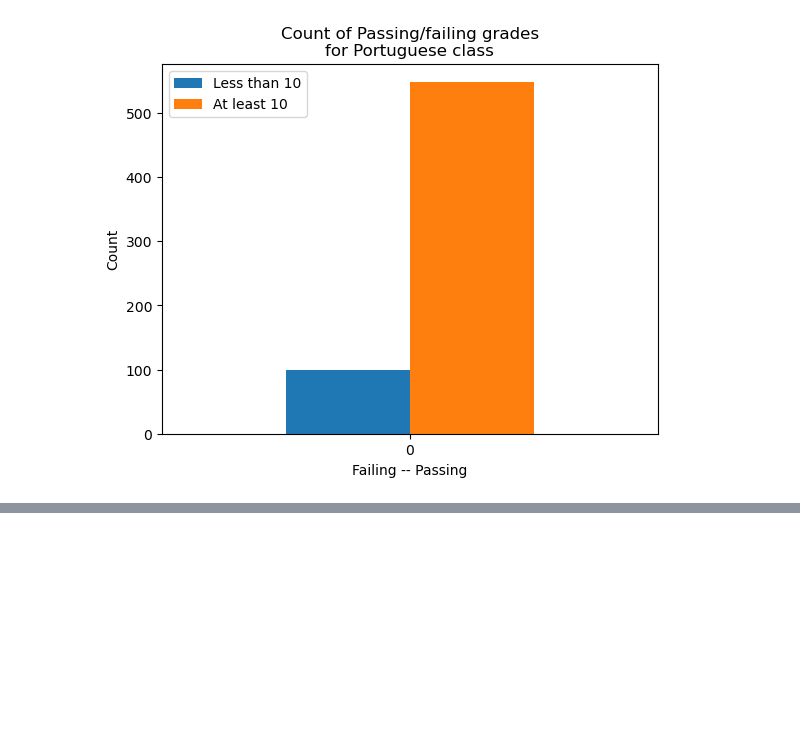
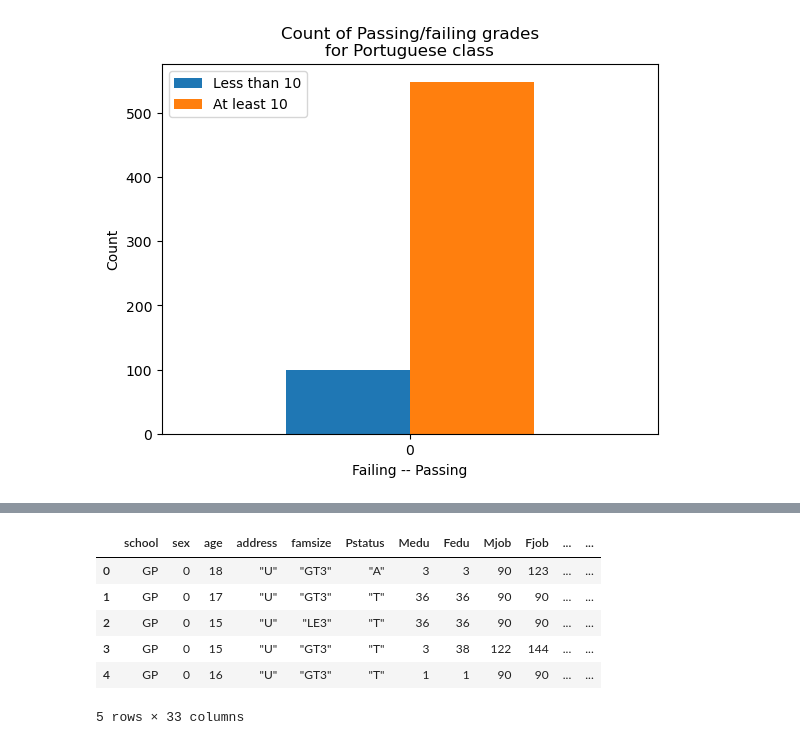
Before and after one commit to kyleham12/AcademicSuccessPredictor, a Jupyter notebook: cs171proj.ipynb, the cells around one changed output, grey strips where cells are left out. Saved outputs shown, nothing was run; the diff lists cells and outputs as text; code cells hidden in the pictures; blank space fills up the shorter version.

```diff
--- a/cs171proj.ipynb
+++ b/cs171proj.ipynb
@@ -343,0 +362,15 @@ plt.show()
+# %%
+port_copy["Mjob"] = port_copy["Mjob"].replace({'"teacher"': 123,'"health"': 122,'"services"': 144,'"at_home"': 90,'"other"': 90})
+port_copy["Fjob"] = port_copy["Fjob"].replace({'"teacher"': 123,'"health"': 122,'"services"': 144,'"at_home"': 90,'"other"': 90})
+port_copy["Medu"] = port_copy["Medu"].replace({'0': 12,'1': 36,'2': 38,'3': 1,'4': 3})
+port_copy["Fedu"] = port_copy["Fedu"].replace({'0': 12,'1': 36,'2': 38,'3': 1,'4': 3})
+port_copy["G3"] = np.where(port_copy["G3"] < 10, 'Dropout', 'Graduate')
+port_copy.head()
+# %% [output]
+|  | school | sex | age | address | famsize | Pstatus | Medu | Fedu | Mjob | Fjob | ... | ... |
+| 0 | GP | 0 | 18 | "U" | "GT3" | "A" | 3 | 3 | 90 | 123 | ... | ... |
+| 1 | GP | 0 | 17 | "U" | "GT3" | "T" | 36 | 36 | 90 | 90 | ... | ... |
+| 2 | GP | 0 | 15 | "U" | "LE3" | "T" | 36 | 36 | 90 | 90 | ... | ... |
+| 3 | GP | 0 | 15 | "U" | "GT3" | "T" | 3 | 38 | 122 | 144 | ... | ... |
+| 4 | GP | 0 | 16 | "U" | "GT3" | "T" | 1 | 1 | 90 | 90 | ... | ... |
+5 rows × 33 columns
```
Also changed, not shown: parts of 8 cells of this notebook.
